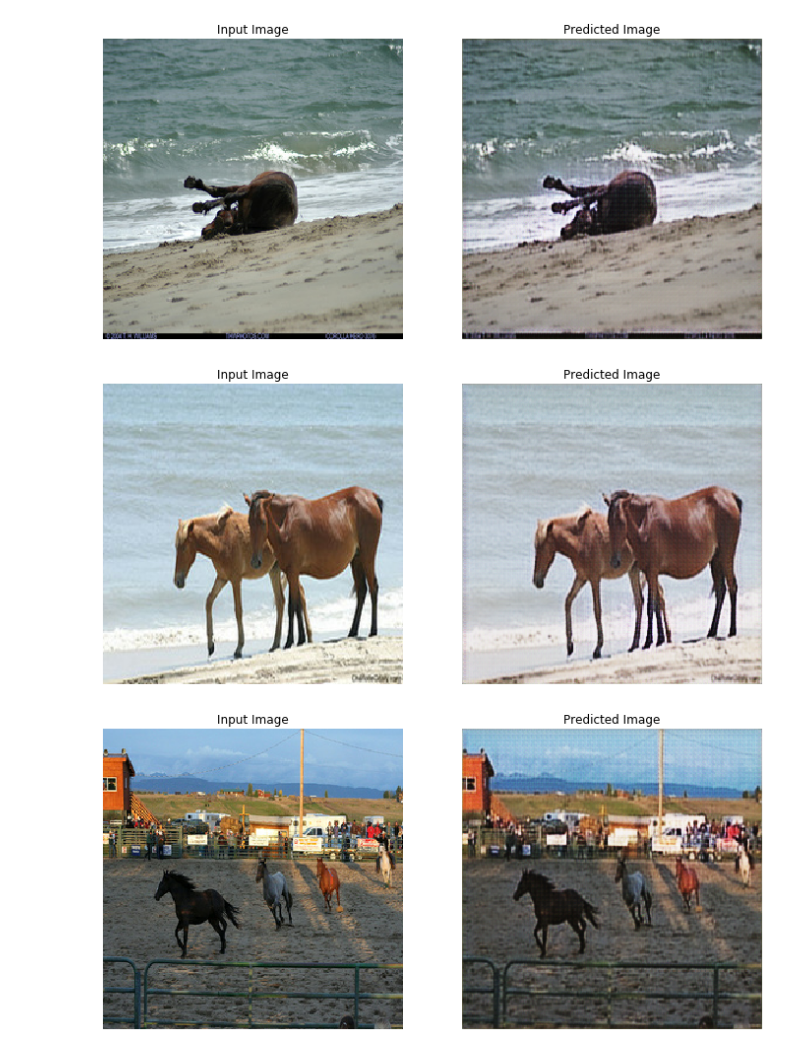
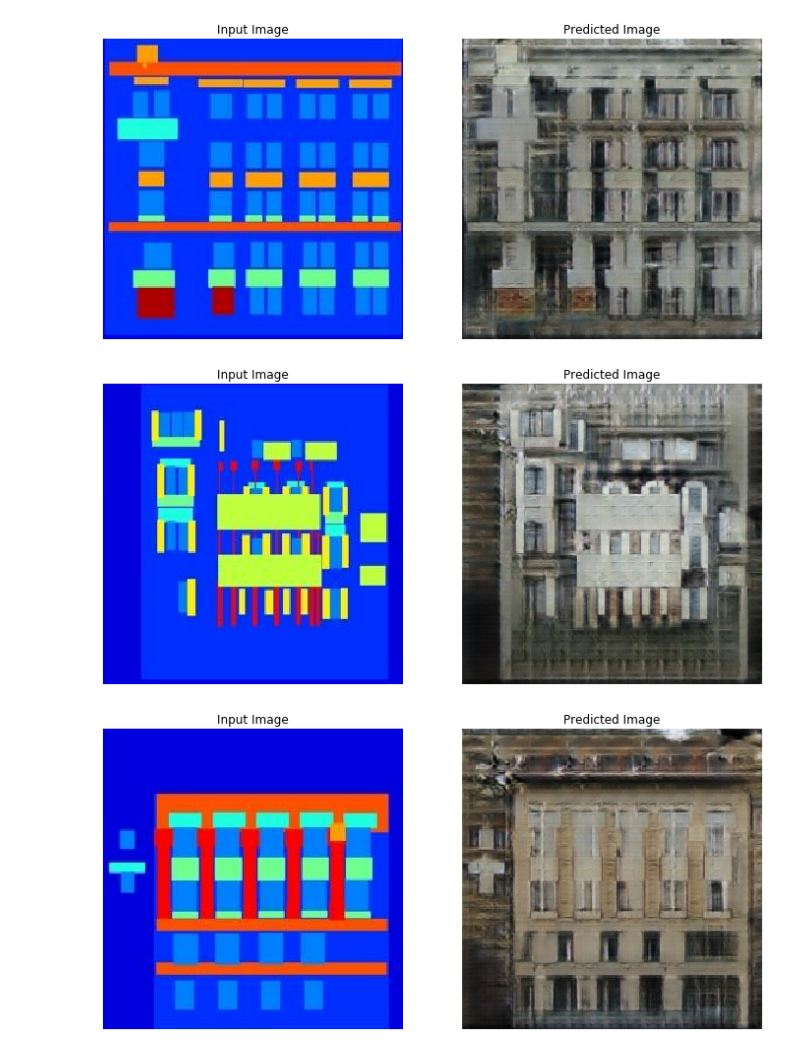
Before and after one commit to CSCI4850/S20-team6-project, a Jupyter notebook: Style_Transfer.ipynb, the cells around one changed output. Cells and saved outputs as stored; diff of their text form; code cells hidden in the pictures.

```diff
--- a/Style_Transfer.ipynb
+++ b/Style_Transfer.ipynb
@@ -79,11 +79,11 @@ train_horses = train_horses.map(
     preprocess_image_train, num_parallel_calls=AUTOTUNE).cache().shuffle(
     BUFFER_SIZE).batch(1)
 # %%
-train_zebras = train_zebras.map(
+train_real = train_real.map(
     preprocess_image_train, num_parallel_calls=AUTOTUNE).cache().shuffle(
     BUFFER_SIZE).batch(1)
 # %%
-test_horses = test_horses.map(
+test_drawings = test_drawings.map(
     preprocess_image_test, num_parallel_calls=AUTOTUNE).cache().shuffle(
     BUFFER_SIZE).batch(1)
 # %%
@@ -91,7 +91,7 @@ test_zebras = test_zebras.map(
     preprocess_image_test, num_parallel_calls=AUTOTUNE).cache().shuffle(
     BUFFER_SIZE).batch(1)
 # %%
-sample_horse = next(iter(train_horses))
-sample_zebra = next(iter(train_zebras))
+sample_drawing = next(iter(train_drawings))
+sample_real = next(iter(train_real))
 # %%
 plt.subplot(121)
@@ -124,13 +124,13 @@ generator_f = pix2pix.unet_generator(OUTPUT_CHANNELS, norm_type='instancenorm')
 discriminator_x = pix2pix.discriminator(norm_type='instancenorm', target=False)
 discriminator_y = pix2pix.discriminator(norm_type='instancenorm', target=False)
 # %%
-to_zebra = generator_g(sample_horse)
-to_horse = generator_f(sample_zebra)
+to_real = generator_g(sample_drawing)
+to_drawing = generator_f(sample_real)
 plt.figure(figsize=(8, 8))
 contrast = 8
 
-imgs = [sample_horse, to_zebra, sample_zebra, to_horse]
-title = ['Horse', 'To Zebra', 'Zebra', 'To Horse']
+imgs = [sample_drawing, to_real, sample_real, to_drawing]
+title = ['drawing', 'To real', 'real', 'To drawing']
 
 for i in range(len(imgs)):
     plt.subplot(2, 2, i+1)
@@ -286,4 +285,4 @@ Time taken for epoch 1 is 536.8582036495209 sec
 # %%
-for inp in test_horses.take(5):
+for inp in test_drawings.take(10):
       generate_images(generator_g, inp)
 # %% [output]
@@ -291,3 +290,3 @@ for inp in test_horses.take(5):
-[figure, old version]
+[figure, new version]
-[figure, old version]
+[figure, new version]
-[figure, old version]
+[figure, new version]
```
Also changed, not shown: parts of 12 cells of this notebook, 1 other file.
